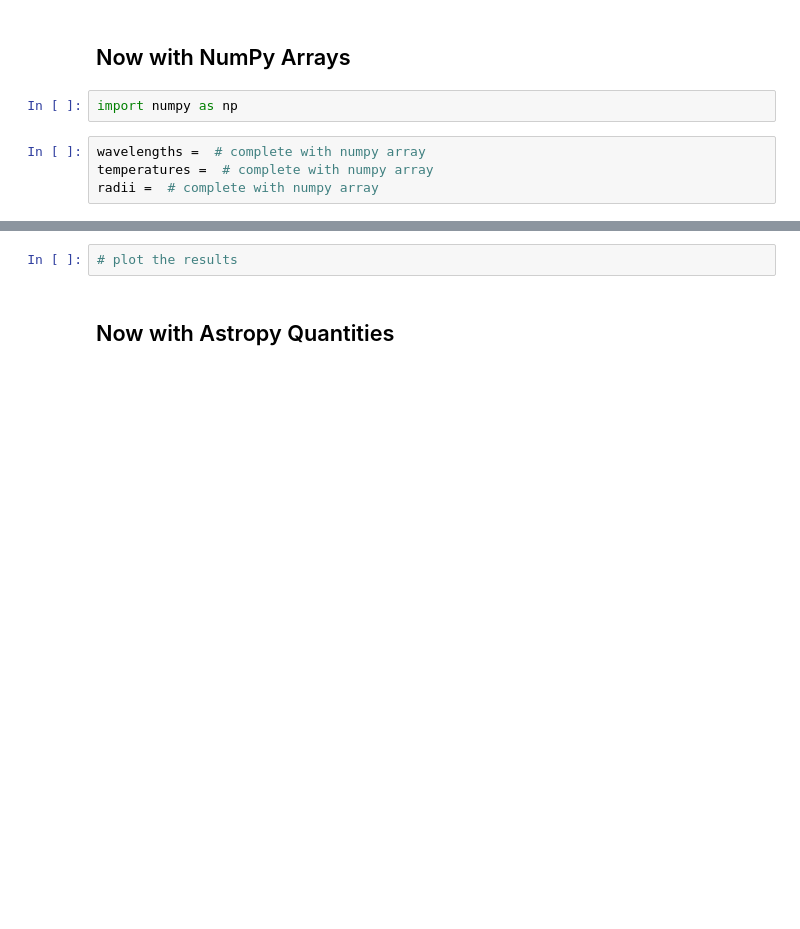
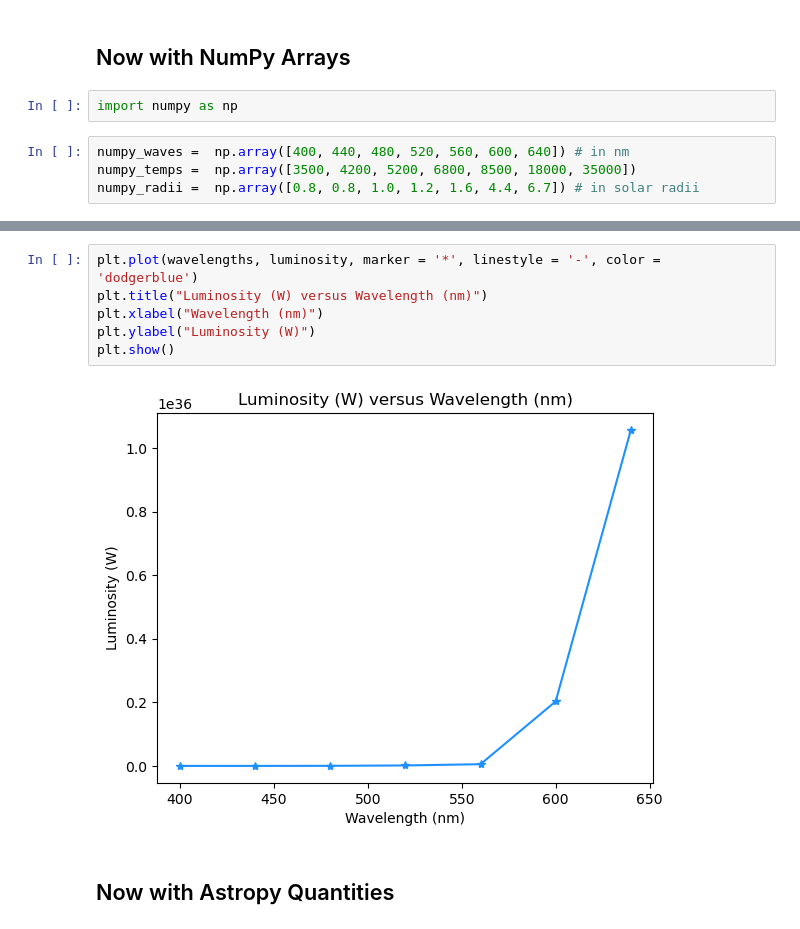
Before and after one commit to ASTR154/scientific-programming, a Jupyter notebook: scientific-programming.ipynb, the cells around one changed output, grey strips where cells are left out. Saved outputs shown, nothing was run; the diff lists cells and outputs as text; blank space fills up the shorter version.

```diff
--- a/scientific-programming.ipynb
+++ b/scientific-programming.ipynb
@@ -88,7 +83,7 @@ print(power_wavelengths)
 # %%
 import numpy as np
 # %%
-wavelengths =  # complete with numpy array
-temperatures =  # complete with numpy array
-radii =  # complete with numpy array
+numpy_waves =  np.array([400, 440, 480, 520, 560, 600, 640]) # in nm
+numpy_temps =  np.array([3500, 4200, 5200, 6800, 8500, 18000, 35000])
+numpy_radii =  np.array([0.8, 0.8, 1.0, 1.2, 1.6, 4.4, 6.7]) # in solar radii
 # %%
@@ -96,5 +106,11 @@ radii =  # complete with numpy array
 # %%
-# plot the results
+plt.plot(wavelengths, luminosity, marker = '*', linestyle = '-', color = 'dodgerblue')
+plt.title("Luminosity (W) versus Wavelength (nm)")
+plt.xlabel("Wavelength (nm)")
+plt.ylabel("Luminosity (W)")
+plt.show()
+# %% [output]
+[figure, added]
 # %% [markdown]
 ## Now with Astropy Quantities
 # %%
```
Also changed, not shown: parts of 11 cells of this notebook.
